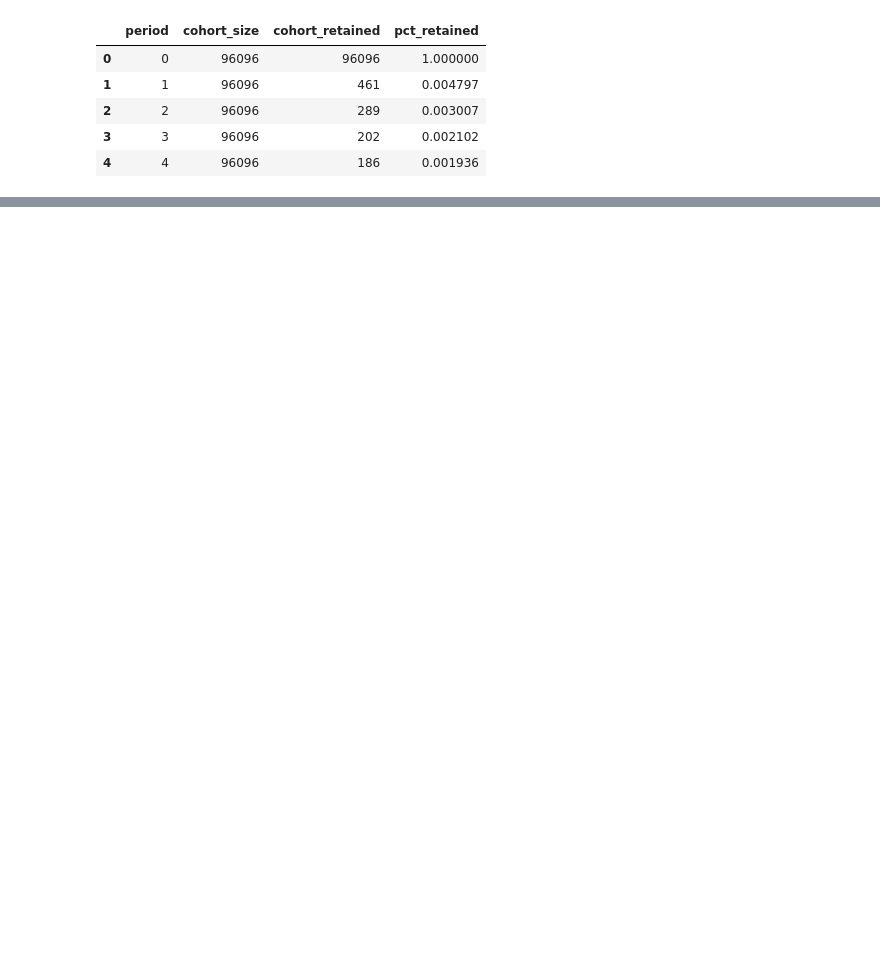
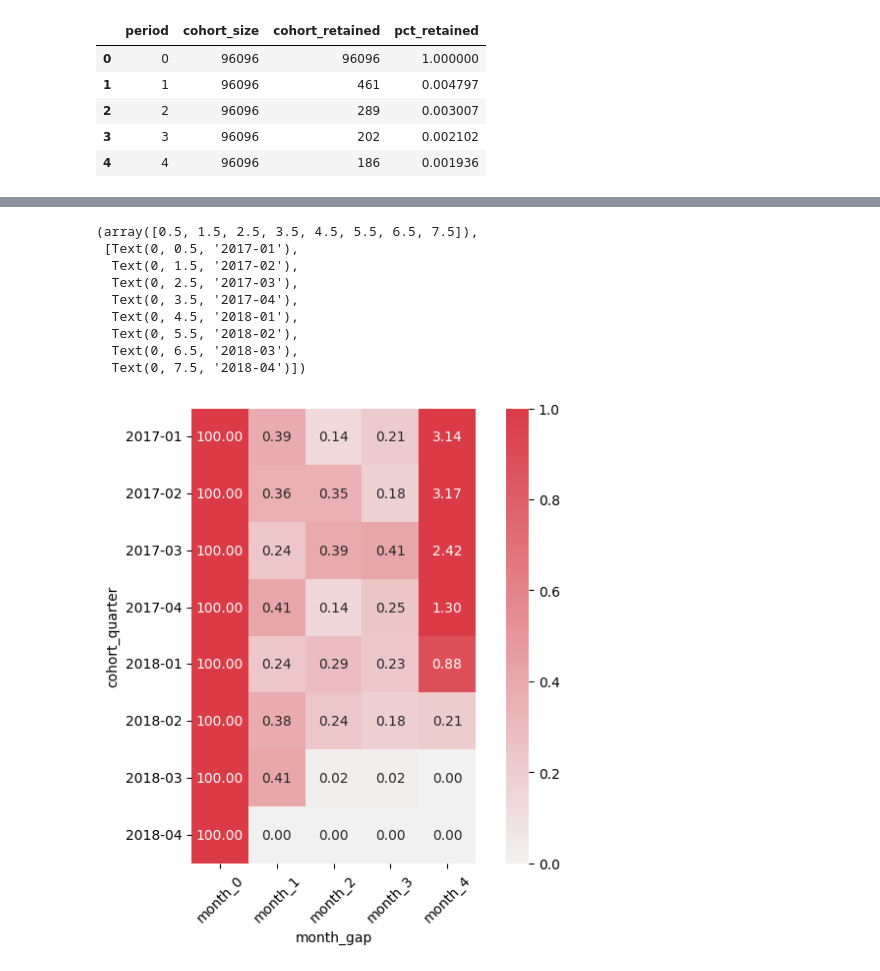
Before and after one commit to wbin0718/e-commerce_data_analysis, a Jupyter notebook: e_commerce_sql.ipynb, the cells around one changed output, grey strips where cells are left out. Cells and saved outputs as stored; diff of their text form; code cells hidden in the pictures; blank space fills up the shorter version.

```diff
--- a/e_commerce_sql.ipynb
+++ b/e_commerce_sql.ipynb
@@ -364,0 +454,22 @@ IndexingError: Too many indexers
+# %%
+df_pivot_table = df.pivot_table(index="cohort_quarter",
+               columns = "month_gap",
+               values="retention_rate",
+               fill_value = 0)
+# %%
+plt.figure(figsize=(8,6))
+cmap = sns.diverging_palette(220, 10, as_cmap=True)
+sns.heatmap(df_pivot_table,cmap=cmap,center= 0 ,vmax=1.0,square=True,annot=True,fmt=".2f")
+plt.xticks(rotation=45)
+plt.yticks(rotation=0)
+# %% [output]
+(array([0.5, 1.5, 2.5, 3.5, 4.5, 5.5, 6.5, 7.5]),
+ [Text(0, 0.5, '2017-01'),
+  Text(0, 1.5, '2017-02'),
+  Text(0, 2.5, '2017-03'),
+  Text(0, 3.5, '2017-04'),
+  Text(0, 4.5, '2018-01'),
+  Text(0, 5.5, '2018-02'),
+  Text(0, 6.5, '2018-03'),
+  Text(0, 7.5, '2018-04')])
+[figure, added]
```
Also changed, not shown: parts of 11 cells of this notebook.
